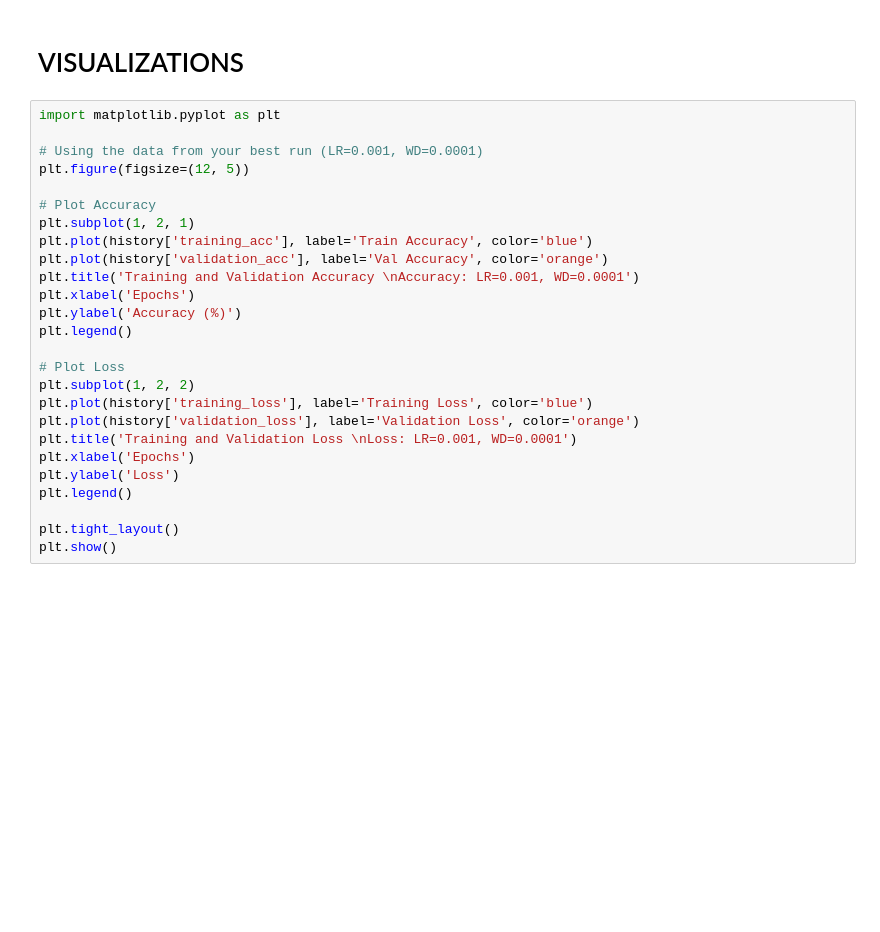
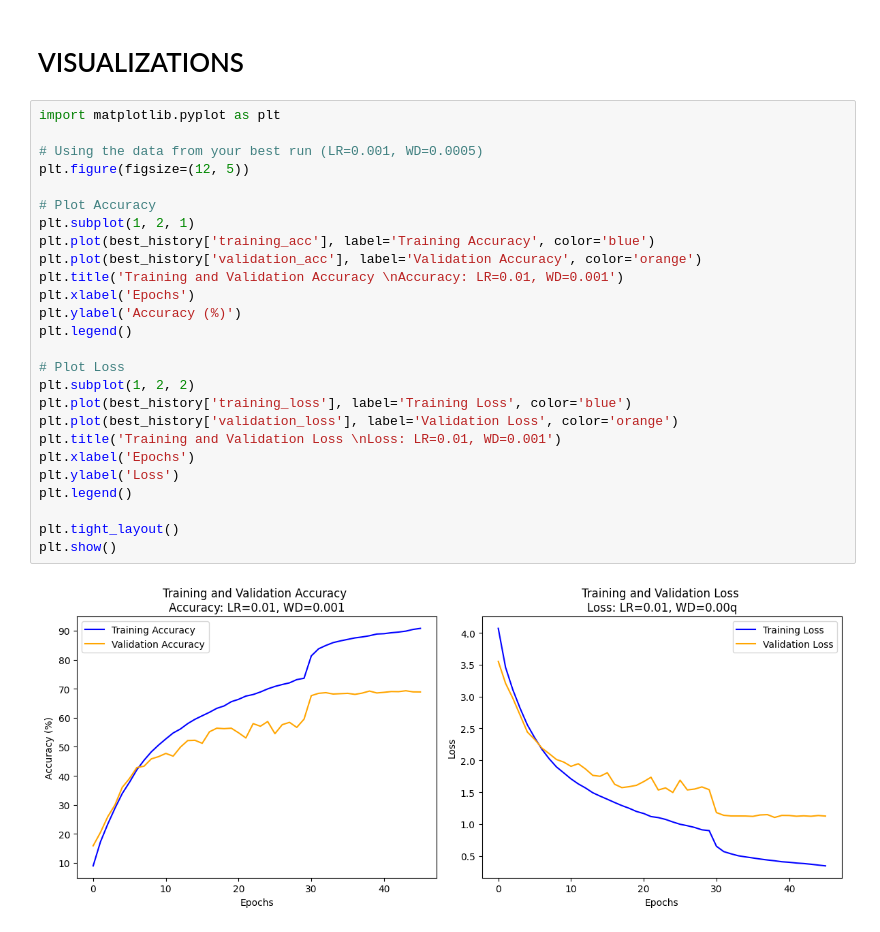
Before and after one commit to avgvstinee/python-ml-essentials, a Jupyter notebook: Untitled3.ipynb, the cells around one changed output. Cells and saved outputs as stored; diff of their text form; blank space fills up the shorter version.

```diff
--- a/Untitled3.ipynb
+++ b/Untitled3.ipynb
@@ -317,26 +471,28 @@ def train(model, train_loader, val_loader, cfg):
 # %%
 import matplotlib.pyplot as plt
 
-# Using the data from your best run (LR=0.001, WD=0.0001)
+# Using the data from your best run (LR=0.001, WD=0.0005)
 plt.figure(figsize=(12, 5))
 
 # Plot Accuracy
 plt.subplot(1, 2, 1)
-plt.plot(history['training_acc'], label='Train Accuracy', color='blue')
-plt.plot(history['validation_acc'], label='Val Accuracy', color='orange')
-plt.title('Training and Validation Accuracy \nAccuracy: LR=0.001, WD=0.0001')
+plt.plot(best_history['training_acc'], label='Training Accuracy', color='blue')
+plt.plot(best_history['validation_acc'], label='Validation Accuracy', color='orange')
+plt.title('Training and Validation Accuracy \nAccuracy: LR=0.01, WD=0.001')
 plt.xlabel('Epochs')
 plt.ylabel('Accuracy (%)')
 plt.legend()
 
 # Plot Loss
 plt.subplot(1, 2, 2)
-plt.plot(history['training_loss'], label='Training Loss', color='blue')
-plt.plot(history['validation_loss'], label='Validation Loss', color='orange')
-plt.title('Training and Validation Loss \nLoss: LR=0.001, WD=0.0001')
+plt.plot(best_history['training_loss'], label='Training Loss', color='blue')
+plt.plot(best_history['validation_loss'], label='Validation Loss', color='orange')
+plt.title('Training and Validation Loss \nLoss: LR=0.01, WD=0.001')
 plt.xlabel('Epochs')
 plt.ylabel('Loss')
 plt.legend()
 
 plt.tight_layout()
 plt.show()
+# %% [output]
+[figure, added]
```
Also changed, not shown: parts of 15 cells of this notebook.
